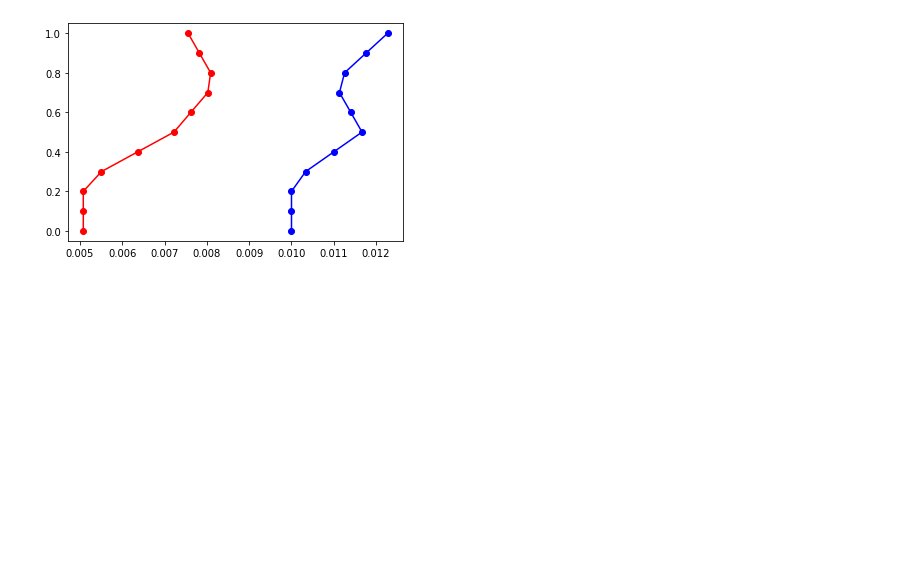
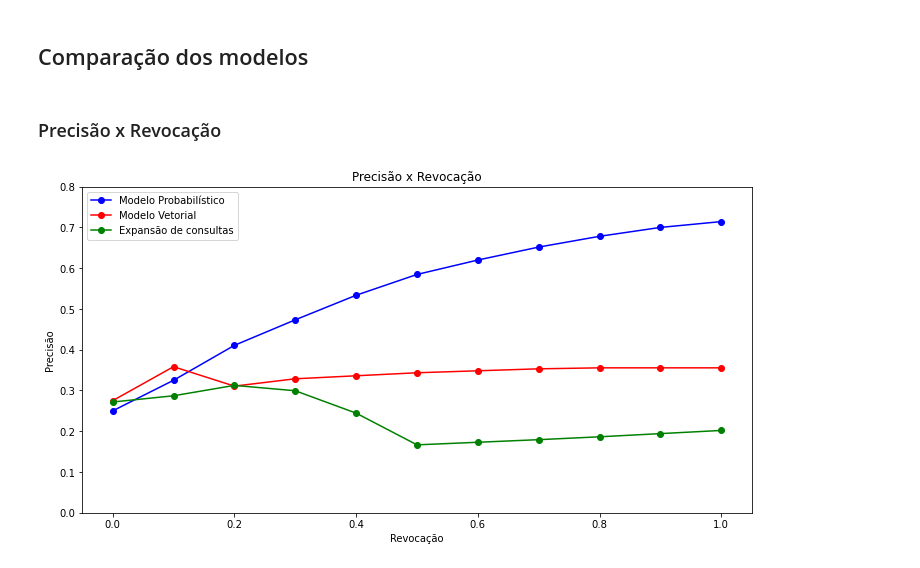
Before and after one commit to gabriellorencetti/information-retrieval-project, a Jupyter notebook: Rec_Info.ipynb, the cells around one changed output. Cells and saved outputs as stored; diff of their text form; code cells hidden in the pictures; blank space fills up the shorter version.

Commit message:
adding p@n method and fixing evaluation

```diff
--- a/Rec_Info.ipynb
+++ b/Rec_Info.ipynb
@@ -488,9 +626,9 @@ def median(precision):
 # %%
 %%time
 
-docsPath = 'a/*'
-topicsPath = 'en.topics.76-125.2010.txt'
-queriesPath = 'en.qrels.76-125.2010.txt'
+docsPath = 'db/*'
+topicsPath = 'db/en.topics.76-125.2010.txt'
+queriesPath = 'db/en.qrels.76-125.2010.txt'
 
 numDocs, docsIds, docsNames, wordsInDocument = readDocs(docsPath)
 # %% [output]
@@ -562,11 +697,19 @@ rel_docs = getRelDocs(queriesPath)
 initial_sel_answer = defaultdict()
 final_rank_answer = defaultdict()
 
+exp_initial_sel_answer = defaultdict()
+exp_final_rank_answer = defaultdict()
+
 ranked_vect_answer = defaultdict()
 
 expansion_answer = defaultdict()
 precisionProb = defaultdict()
 precisionVet = defaultdict()
+precisionExp = defaultdict()
+
+pnProb = 0
+pnVet = 0
+pnExp = 0
 
 recall = np.linspace(0, 1, num=11, endpoint=True)
 # %% [output]
@@ -579,16 +723,23 @@ Wall time: 1.34 s
 for queryId in queries.keys():
     query = queries[queryId]
 
+    # aplicando o modelo probabilístico
     initial_sel_answer[queryId], final_rank_answer[queryId] = prob_model(wordsInDocument, query, linkedListData, numDocs, uniqueWords)
 
+    # aplicando o modelo vetorial
     ranked_vect_answer[queryId] = vect_model(wordsIds, uniqueWords, numDocs, linkedListData, query, docsNames, docsIds)
 
-    # expansion_answer[queryId] = query_expansion(numDocs, wordsInDocument, docsIds, uniqueWords, linkedListData, query, wordsIds)
+    # aplicando a expansão de consultas
+    expansion_answer[queryId] = query_expansion(numDocs, wordsInDocument, docsIds, uniqueWords, linkedListData, query, wordsIds)
 
-    precisionProb[queryId] = evaluation(queryId, rel_docs[int(queryId)], initial_sel_answer[queryId], recall)
+    # aplicando novamente o modelo probabilístico para a querry criada pela expansão de consultas
+    exp_initial_sel_answer[queryId], exp_final_rank_answer[queryId] = prob_model(wordsInDocument, expansion_answer[queryId], linkedListData, numDocs, uniqueWords)
 
-    precisionVet[queryId] = evaluation(queryId, rel_docs[int(queryId)], ranked_vect_answer[queryId], recall)
-
-precisionProbMedian = median(precisionProb)
-precisionVetMedian = median(precisionVet)
+    # calculando a precisão e revocação para o modelo probabilístico, vetorial e probabilístico com expansão de consultas
+    precisionProb[queryId] = evaluation(rel_docs[int(queryId)], initial_sel_answer[queryId], recall)
+    precisionVet[queryId] = evaluation(rel_docs[int(queryId)], ranked_vect_answer[queryId], recall)
+    precisionExp[queryId] = evaluation(rel_docs[int(queryId)], exp_final_rank_answer[queryId], recall)
+    pnProb += p_arroba_n(rel_docs[int(queryId)], final_rank_answer[queryId], 5)
+    pnVet += p_arroba_n(rel_docs[int(queryId)], ranked_vect_answer[queryId], 5)
+    pnExp += p_arroba_n(rel_docs[int(queryId)], exp_final_rank_answer[queryId], 5)
 # %% [output]
@@ -597,6 +747,22 @@ Wall time: 3.14 s
+# %%
+# calculando a média das n consultas
+precisionProbMedian = median(precisionProb)
+precisionVetMedian = median(precisionVet)
+precisionExpMedian = median(precisionExp)
+# %% [markdown]
+## Comparação dos modelos
+# %% [markdown]
+### Precisão x Revocação
 # %%
+fig = plt.figure(figsize=(12, 6))
 plt.plot(recall, precisionProbMedian, linestyle='-', marker='o', color='b')
 plt.plot(recall, precisionVetMedian, linestyle='-', marker='o', color='r')
+plt.plot(recall, precisionExpMedian, linestyle='-', marker='o', color='g')
+plt.ylim([0,0.8])
+plt.legend(["Modelo Probabilístico", "Modelo Vetorial", "Expansão de consultas"])
+plt.ylabel("Precisão")
+plt.xlabel("Revocação")
+plt.title("Precisão x Revocação")
 plt.show()
 # %% [output]
-[figure, old version]
+[figure, new version]
```
Also changed, not shown: parts of 33 cells of this notebook.
